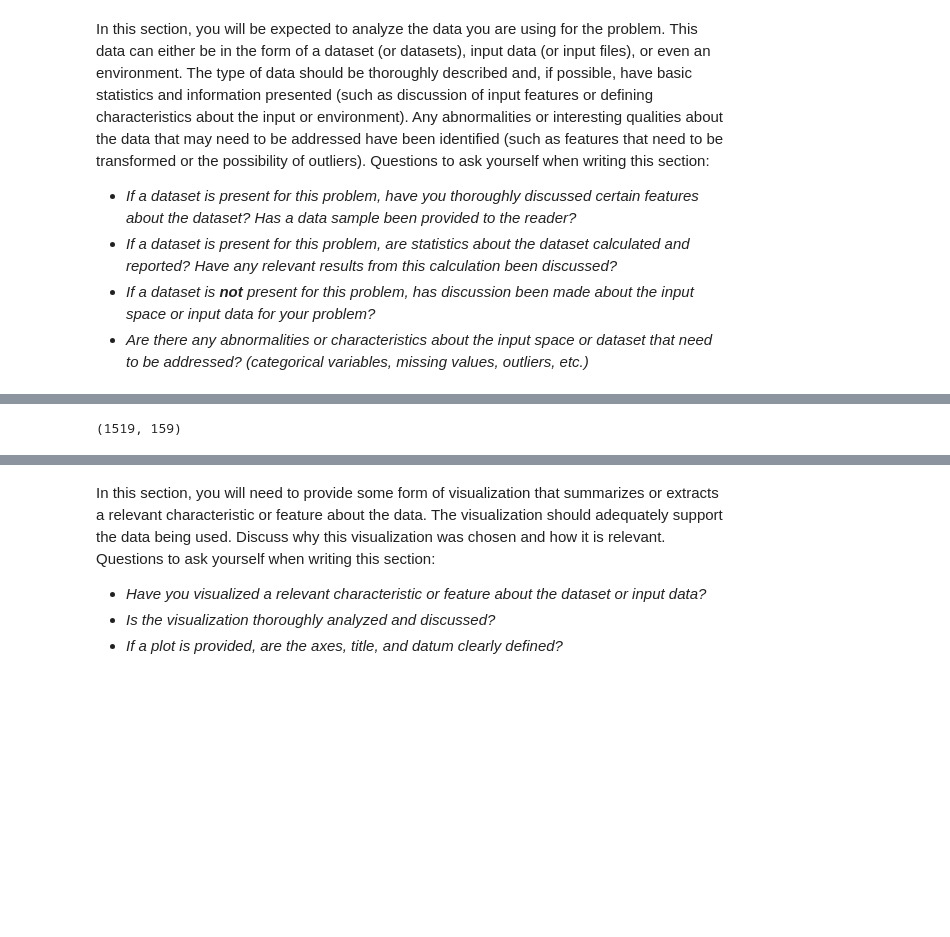
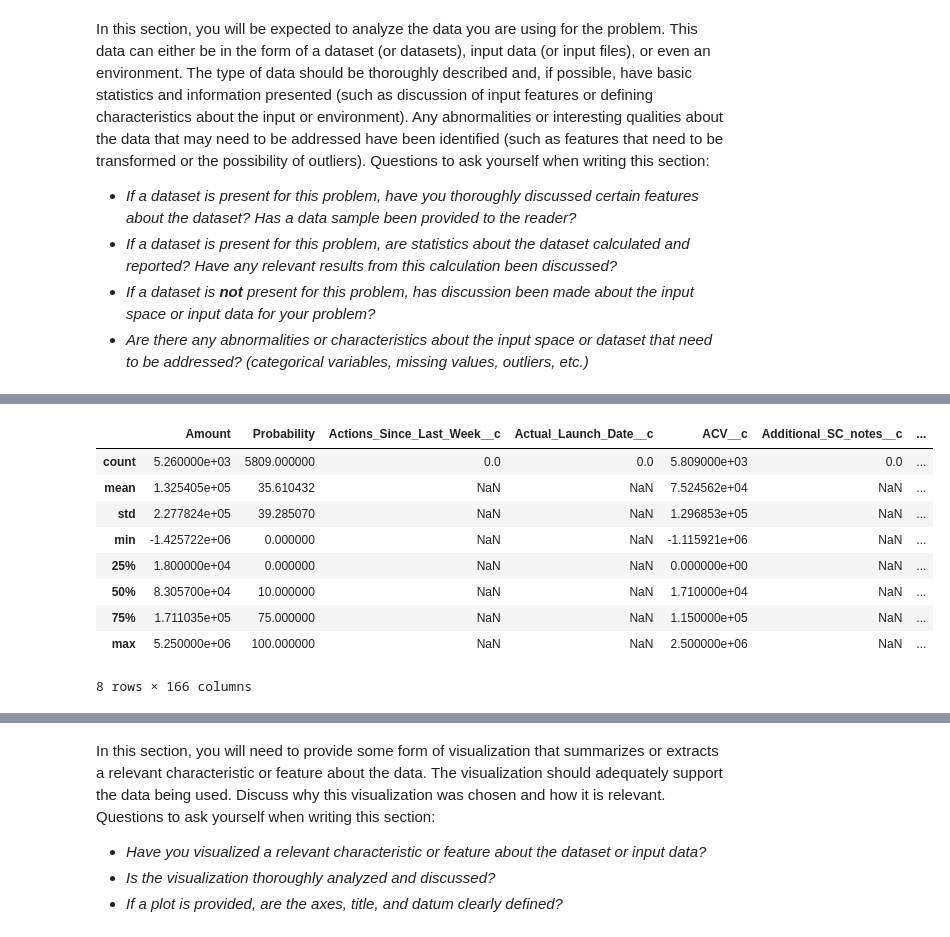
Before and after one commit to iangregson/udacity-mlnd, a Jupyter notebook: projects/capstone/capstone_project.ipynb, the cells around one changed output, grey strips where cells are left out. Cells and saved outputs as stored; diff of their text form; code cells hidden in the pictures; blank space fills up the shorter version.

```diff
--- a/projects/capstone/capstone_project.ipynb
+++ b/projects/capstone/capstone_project.ipynb
@@ -142,11 +89,14 @@ data = raw_opportunities_data.drop(columns=cols_to_remove)
-# %%
-# Filter down the dataset to the labels we are interested in: Closed Won and Closed Lost
-data = data[data['StageName'].isin(['Closed Won', 'Closed Lost'])]
-row_count, col_count = data.shape
-
-# drop columns where less than 80% of the rows have values
-threshold = int(round(col_count * 0.8))
-data = data.dropna(thresh=threshold, axis='columns')
-display(data.shape)
-# %% [output]
-(1519, 159)
+# %%
+# naively get stats
+raw_opportunities_data.describe()
+# %% [output]
+|  | Amount | Probability | Actions_Since_Last_Week__c | Actual_Launch_Date__c | ACV__c | Additional_SC_notes__c | ... |
+| count | 5.260000e+03 | 5809.000000 | 0.0 | 0.0 | 5.809000e+03 | 0.0 | ... |
+| mean | 1.325405e+05 | 35.610432 | NaN | NaN | 7.524562e+04 | NaN | ... |
+| std | 2.277824e+05 | 39.285070 | NaN | NaN | 1.296853e+05 | NaN | ... |
+| min | -1.425722e+06 | 0.000000 | NaN | NaN | -1.115921e+06 | NaN | ... |
+| 25% | 1.800000e+04 | 0.000000 | NaN | NaN | 0.000000e+00 | NaN | ... |
+| 50% | 8.305700e+04 | 10.000000 | NaN | NaN | 1.710000e+04 | NaN | ... |
+| 75% | 1.711035e+05 | 75.000000 | NaN | NaN | 1.150000e+05 | NaN | ... |
+| max | 5.250000e+06 | 100.000000 | NaN | NaN | 2.500000e+06 | NaN | ... |
+8 rows × 166 columns
```
Also changed, not shown: parts of 63 cells of this notebook, 3 other files.
